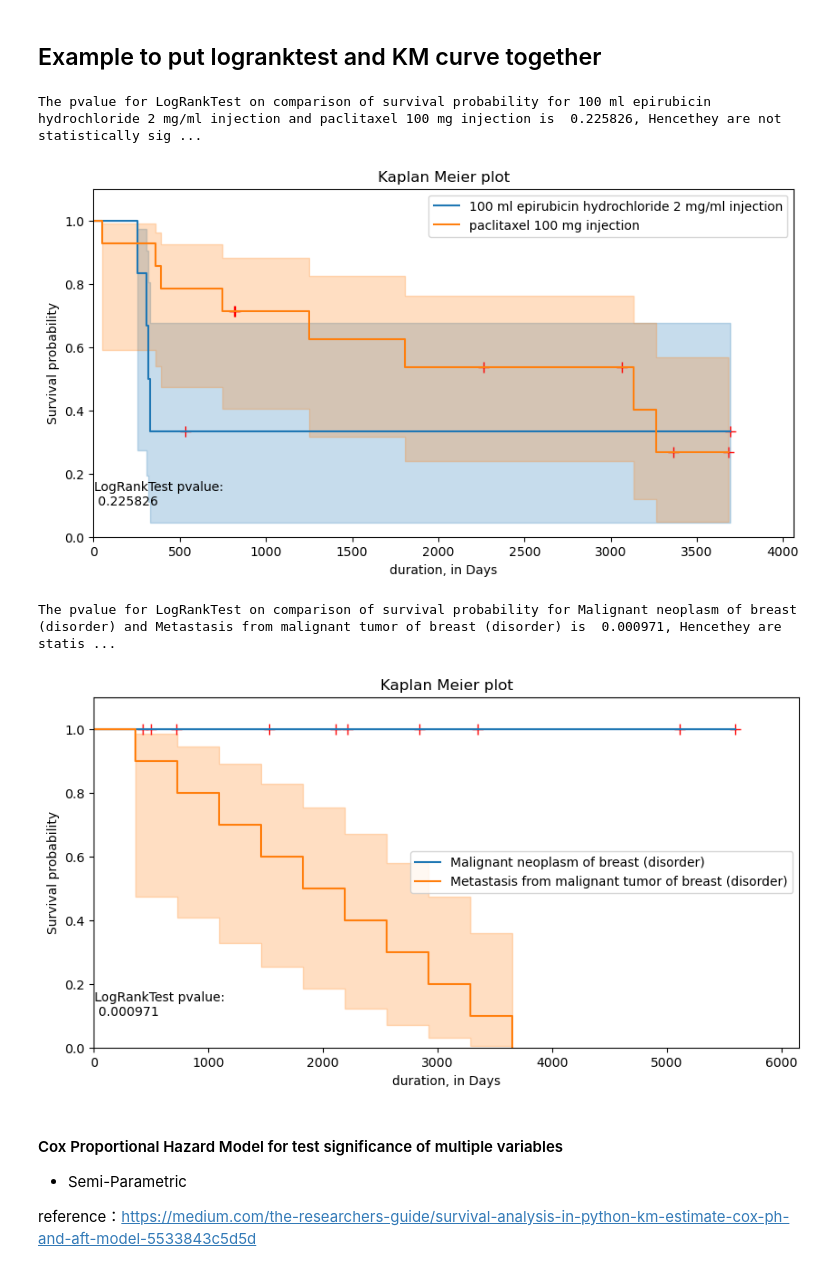
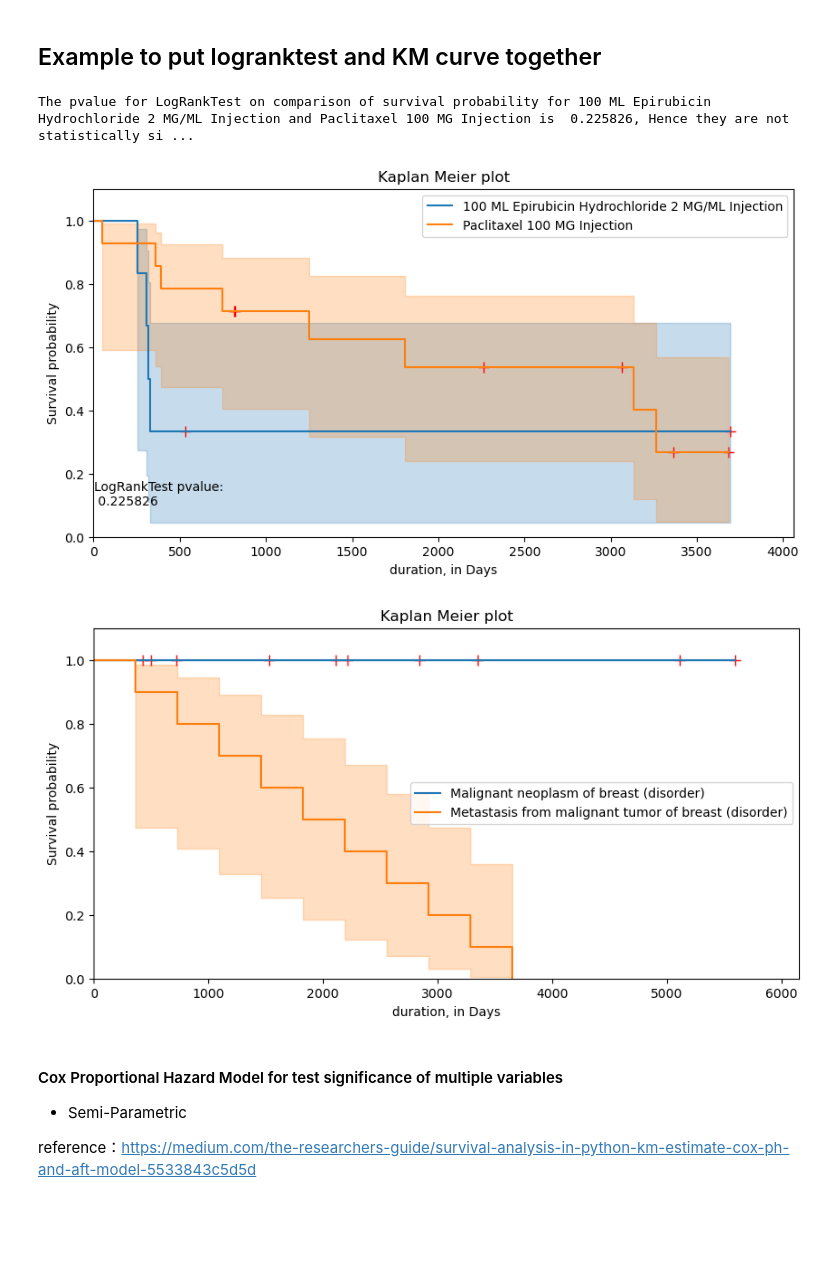
Before and after one commit to Clinical-Informatics-Collaborative/clinical_dashboards, a Jupyter notebook: Kaplan_Meier_python/python_kaplan_meier.ipynb, the cells around one changed output. Cells and saved outputs as stored; diff of their text form; code cells hidden in the pictures; blank space fills up the shorter version.

```diff
--- a/Kaplan_Meier_python/python_kaplan_meier.ipynb
+++ b/Kaplan_Meier_python/python_kaplan_meier.ipynb
@@ -296,14 +296,20 @@ standard_format
 - Test set g: two condition, one condition all alive another get 1 patient survives for 1 year, 1 patient survives for 2 years,...., 1 patient survives for 10 years
 # %%
-# the function is used to get standard format to do
-
-def get_standard_format_Synthea_condition_case(Patient,Conditions,chosen_condition,Time_format,survival_analysis_endtime, duration_unit):
-
-    df = Conditions[Conditions['DESCRIPTION'].isin(chosen_condition)]
+# the function is used to get standard format to do kaplan meier curve to compare survival time in different cancer diagnosed
+def get_standard_format_Synthea_condition_case(Patient,Conditions,chosen_condition,Time_format,survival_analysis_endtime):
+    """
+    Patient: dataframe for the patient information in Synthea format
+    Conditions: dataframe for the conditions information in Synthea format
+    Medications: dataframe for the medication information in Synthea format
+    chosen_condition: list of condition chosen that the cohort of patient need to diagonized with the condition and only medication with the reason as the one of the condition will be selected, but if the list is empty then all the data will be imported to database
+    Time_format: string about the format that datetime stored in columns
+    survival_analysis_endtime: datetime object which the end time of survival analysis
+    """
+    df = Conditions[Conditions['CODE'].isin(chosen_condition)]
 
     sample_with_info = df.reset_index().merge(Patient, left_on='PATIENT', right_on='Id',
                                           how='left', suffixes=['_km',''])
-    df =sample_with_info[['PATIENT','START','STOP','GENDER','BIRTHDATE','DEATHDATE','DESCRIPTION']]
+    df =sample_with_info[['PATIENT','START','STOP','GENDER','BIRTHDATE','DEATHDATE','CODE']]
 
     df = df[df['START'].notna()]
 
@@ -318,8 +324,6 @@ def get_standard_format_Synthea_condition_case(Patient,Conditions,chosen_conditi
 
 
     return df
-
-    repla
 # %%
 Patient = pd.read_csv("../Test Sets/Set A_All die in 1 year/patients.csv")
 Conditions = pd.read_csv("../Test Sets/Set A_All die in 1 year/conditions.csv")
@@ -506,30 +527,28 @@ chosen_condition = [254837009]
 survival_analysis_endtime = datetime.strptime('2023/1/21',"%Y/%m/%d")
 selected_data = get_standard_format_medication(Medications,Patient,Conditions,chosen_condition,chosen_medication,survival_analysis_endtime)
 # %%
-selected_data =selected_data.rename(columns = {'DESCRIPTION_medication':'group'})
+selected_data =selected_data.rename(columns = {'CODE_medication':'group'})
 standard_format = selected_data[['Id','time','status','group']]
+standard_format.group = standard_format.group.map({1732186: '100 ML Epirubicin Hydrochloride 2 MG/ML Injection',583214:'Paclitaxel 100 MG Injection'})
 standard_format
 get_kaplan_meier_plot(standard_format,duration_unit = 'Days')
 # %% [output]
-The pvalue for LogRankTest on comparison of survival probability for 100 ml epirubicin hydrochloride 2 mg/ml injection and paclitaxel 100 mg injection is  0.225826, Hencethey are not statistically sig ...
+The pvalue for LogRankTest on comparison of survival probability for 100 ML Epirubicin Hydrochloride 2 MG/ML Injection and Paclitaxel 100 MG Injection is  0.225826, Hence they are not statistically si ...
-[figure, old version]
+[figure, new version]
 # %%
 Patient = pd.read_csv("../Test Sets/two_conditions/Patients_g.csv")
 Conditions = pd.read_csv("../Test Sets/two_conditions/conditions_g.csv")
-chosen_condition = ["Malignant neoplasm of breast (disorder)","Metastasis from malignant tumor of breast (disorder)"]
+
+chosen_condition = [254837009,315004001]
 Time_format = "%d/%m/%Y"
 survival_analysis_endtime = datetime.strptime('2023/1/21',"%Y/%m/%d")
-duration_unit = 'Days'
-standard_format = get_standard_format_Synthea_condition_case(Patient,Conditions,chosen_condition,Time_format,survival_analysis_endtime,duration_unit)
-standard_format = standard_format[['time','status','DESCRIPTION']]
-#standard_format.status = standard_format.status.map({0: False, 1: True})
 
-standard_format = standard_format[['time','status','DESCRIPTION']].rename(columns = {'DESCRIPTION':'group'})
-
-get_kaplan_meier_plot(standard_format,duration_unit = 'Days')
+standard_format = get_standard_format_Synthea_condition_case(Patient,Conditions,chosen_condition,Time_format, survival_analysis_endtime)
+standard_format = standard_format[['time','status','CODE']].rename(columns = {'CODE':'group'})
+standard_format.group = standard_format.group.map({254837009: 'Malignant neoplasm of breast (disorder)',315004001:"Metastasis from malignant tumor of breast (disorder)"})
+get_kaplan_meier_plot1(standard_format,duration_unit = 'Days')
 # %% [output]
-The pvalue for LogRankTest on comparison of survival probability for Malignant neoplasm of breast (disorder) and Metastasis from malignant tumor of breast (disorder) is  0.000971, Hencethey are statis ...
-[figure, old version]
+[figure, new version]
 # %% [markdown]
 #### Cox Proportional Hazard Model for test significance of multiple variables
 - Semi-Parametric
```
Also changed, not shown: parts of 15 cells of this notebook, 7 other files.
